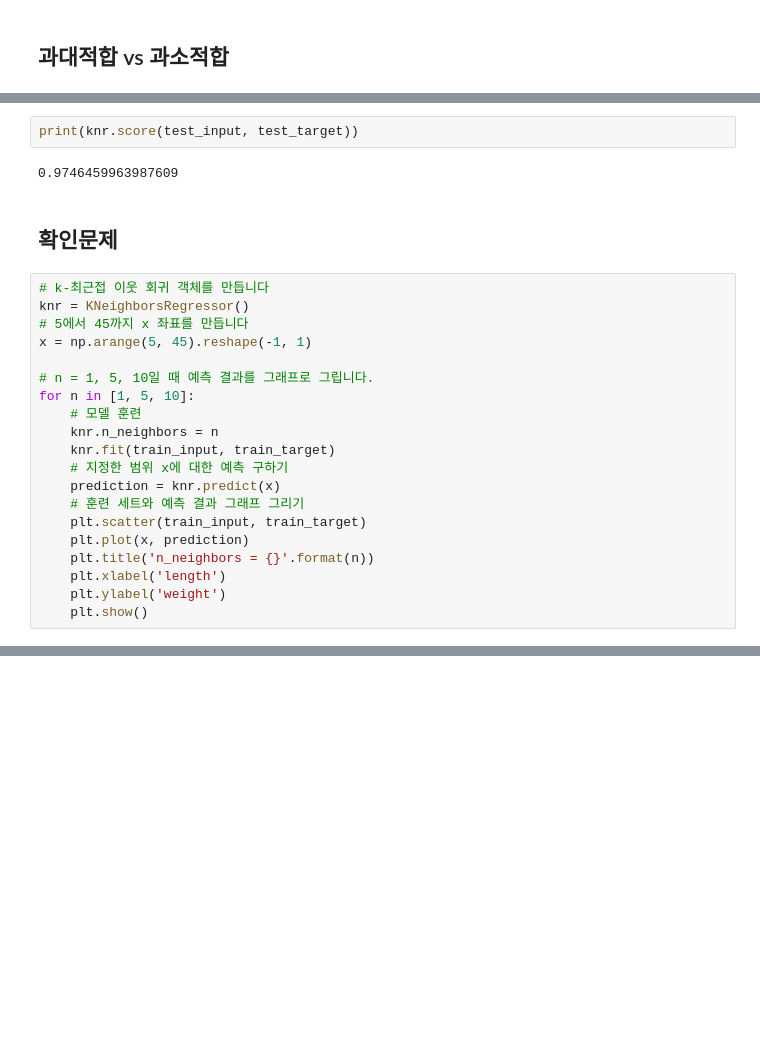
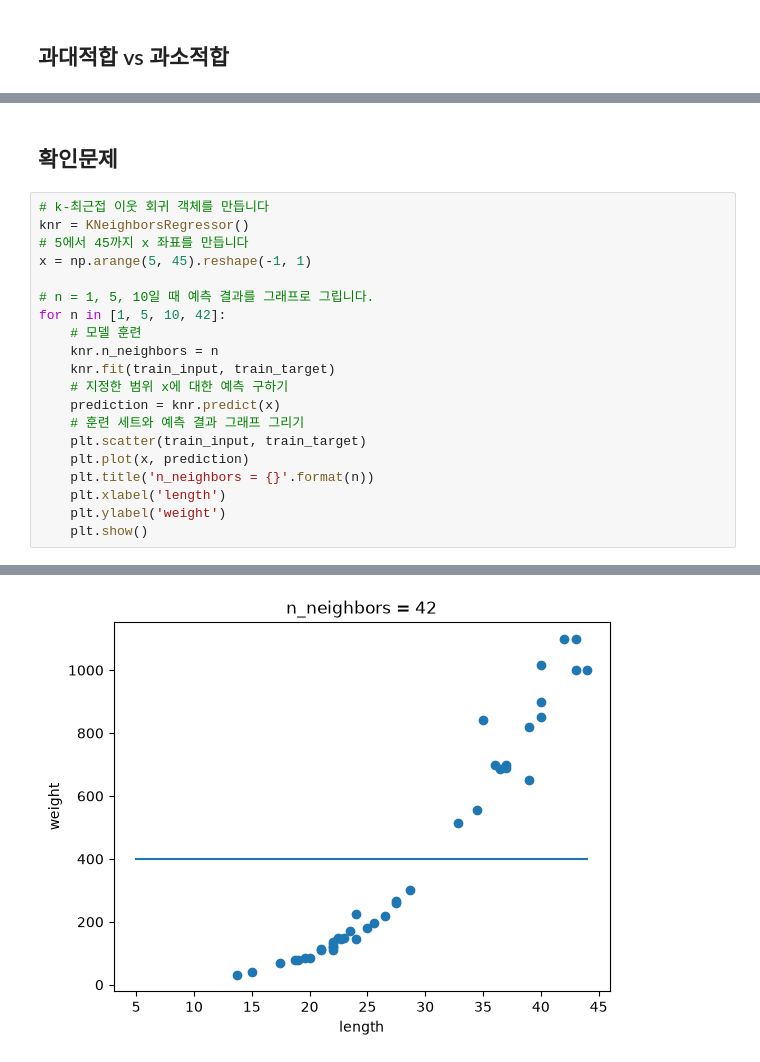
Before and after one commit to a1ljmook/Inflearn-hg-mldl, a Jupyter notebook: done/3-1.ipynb, the cells around one changed output, grey strips where cells are left out. Cells and saved outputs as stored; diff of their text form; blank space fills up the shorter version.

```diff
--- a/3-1.ipynb
+++ b/done/3-1.ipynb
@@ -89,30 +93,27 @@ print(knr.score(train_input, train_target))
-# %%
-print(knr.score(test_input, test_target))
-# %% [output]
-0.9746459963987609
 # %% [markdown]
 ## 확인문제
 # %%
 # k-최근접 이웃 회귀 객체를 만듭니다
 knr = KNeighborsRegressor()
 # 5에서 45까지 x 좌표를 만듭니다
 x = np.arange(5, 45).reshape(-1, 1)
 
 # n = 1, 5, 10일 때 예측 결과를 그래프로 그립니다.
-for n in [1, 5, 10]:
+for n in [1, 5, 10, 42]:
     # 모델 훈련
     knr.n_neighbors = n
     knr.fit(train_input, train_target)
     # 지정한 범위 x에 대한 예측 구하기
     prediction = knr.predict(x)
     # 훈련 세트와 예측 결과 그래프 그리기
     plt.scatter(train_input, train_target)
     plt.plot(x, prediction)
     plt.title('n_neighbors = {}'.format(n))
     plt.xlabel('length')
     plt.ylabel('weight')
     plt.show()
 # %% [output]
 [figure]
 [figure]
 [figure]
+[figure, added]
```
Also changed, not shown: parts of 3 cells of this notebook, 5 other files.
